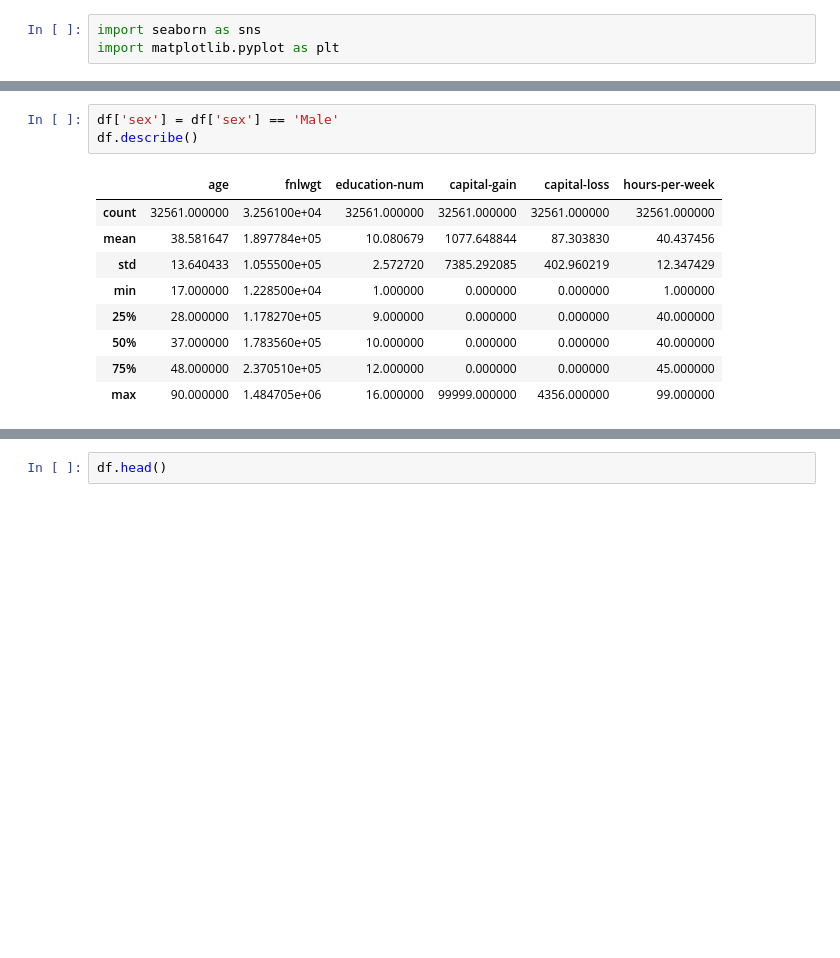
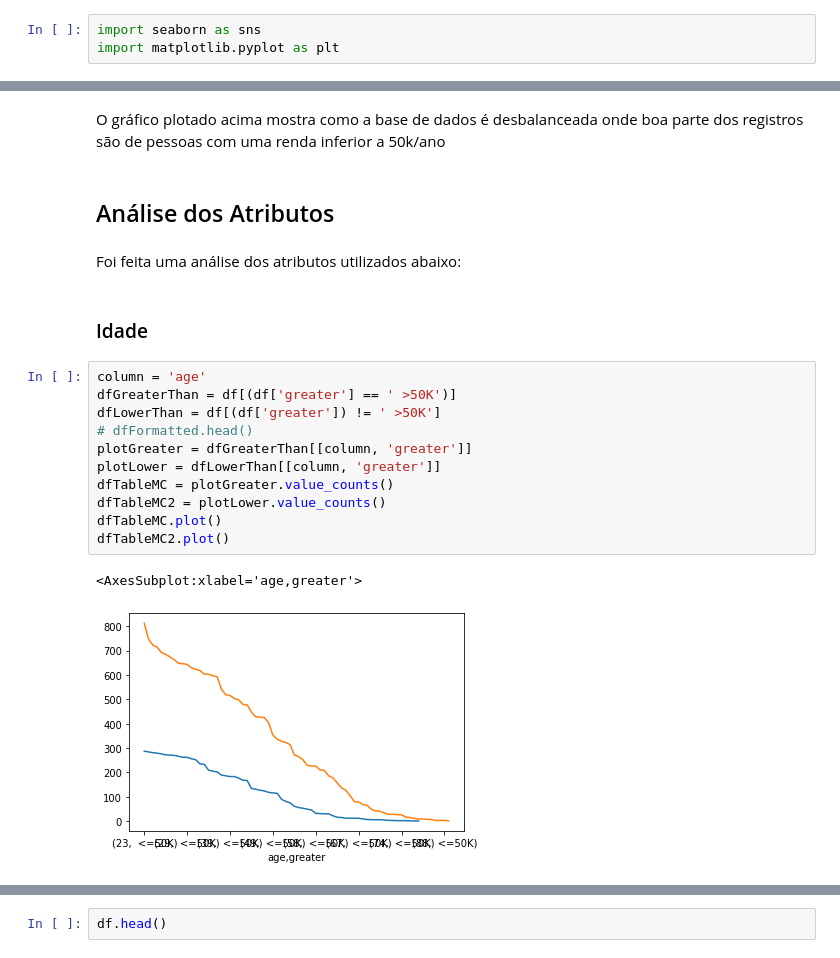
Before and after one commit to LucasFlaquer/ac2-projeto-ic, a Jupyter notebook: projeto.ipynb, the cells around one changed output, grey strips where cells are left out. Drawn from its saved outputs; the diff is of its cells as text; blank space fills up the shorter version.

```diff
--- a/projeto.ipynb
+++ b/projeto.ipynb
@@ -176,13 +125,22 @@ TypeError: 'data' must be pandas DataFrame object, not: <class 'pandas.core.seri
-# %%
-df['sex'] = df['sex'] == 'Male'
-df.describe()
-# %% [output]
-|  | age | fnlwgt | education-num | capital-gain | capital-loss | hours-per-week |
-| count | 32561.000000 | 3.256100e+04 | 32561.000000 | 32561.000000 | 32561.000000 | 32561.000000 |
-| mean | 38.581647 | 1.897784e+05 | 10.080679 | 1077.648844 | 87.303830 | 40.437456 |
-| std | 13.640433 | 1.055500e+05 | 2.572720 | 7385.292085 | 402.960219 | 12.347429 |
-| min | 17.000000 | 1.228500e+04 | 1.000000 | 0.000000 | 0.000000 | 1.000000 |
-| 25% | 28.000000 | 1.178270e+05 | 9.000000 | 0.000000 | 0.000000 | 40.000000 |
-| 50% | 37.000000 | 1.783560e+05 | 10.000000 | 0.000000 | 0.000000 | 40.000000 |
-| 75% | 48.000000 | 2.370510e+05 | 12.000000 | 0.000000 | 0.000000 | 45.000000 |
-| max | 90.000000 | 1.484705e+06 | 16.000000 | 99999.000000 | 4356.000000 | 99.000000 |
+# %% [markdown]
+O gráfico plotado acima mostra como a base de dados é desbalanceada onde boa parte dos registros são de pessoas com uma renda inferior a 50k/ano
+# %% [markdown]
+## Análise dos Atributos
+# %% [markdown]
+Foi feita uma análise dos atributos utilizados abaixo:
+# %% [markdown]
+### Idade
+# %%
+column = 'age'
+dfGreaterThan = df[(df['greater'] == ' >50K')]
+dfLowerThan = df[(df['greater']) != ' >50K']
+# dfFormatted.head()
+plotGreater = dfGreaterThan[[column, 'greater']]
+plotLower = dfLowerThan[[column, 'greater']]
+dfTableMC = plotGreater.value_counts()
+dfTableMC2 = plotLower.value_counts()
+dfTableMC.plot()
+dfTableMC2.plot()
+# %% [output]
+<AxesSubplot:xlabel='age,greater'>
+[figure, added]
```
Also changed, not shown: parts of 54 cells of this notebook, 1 other file.
